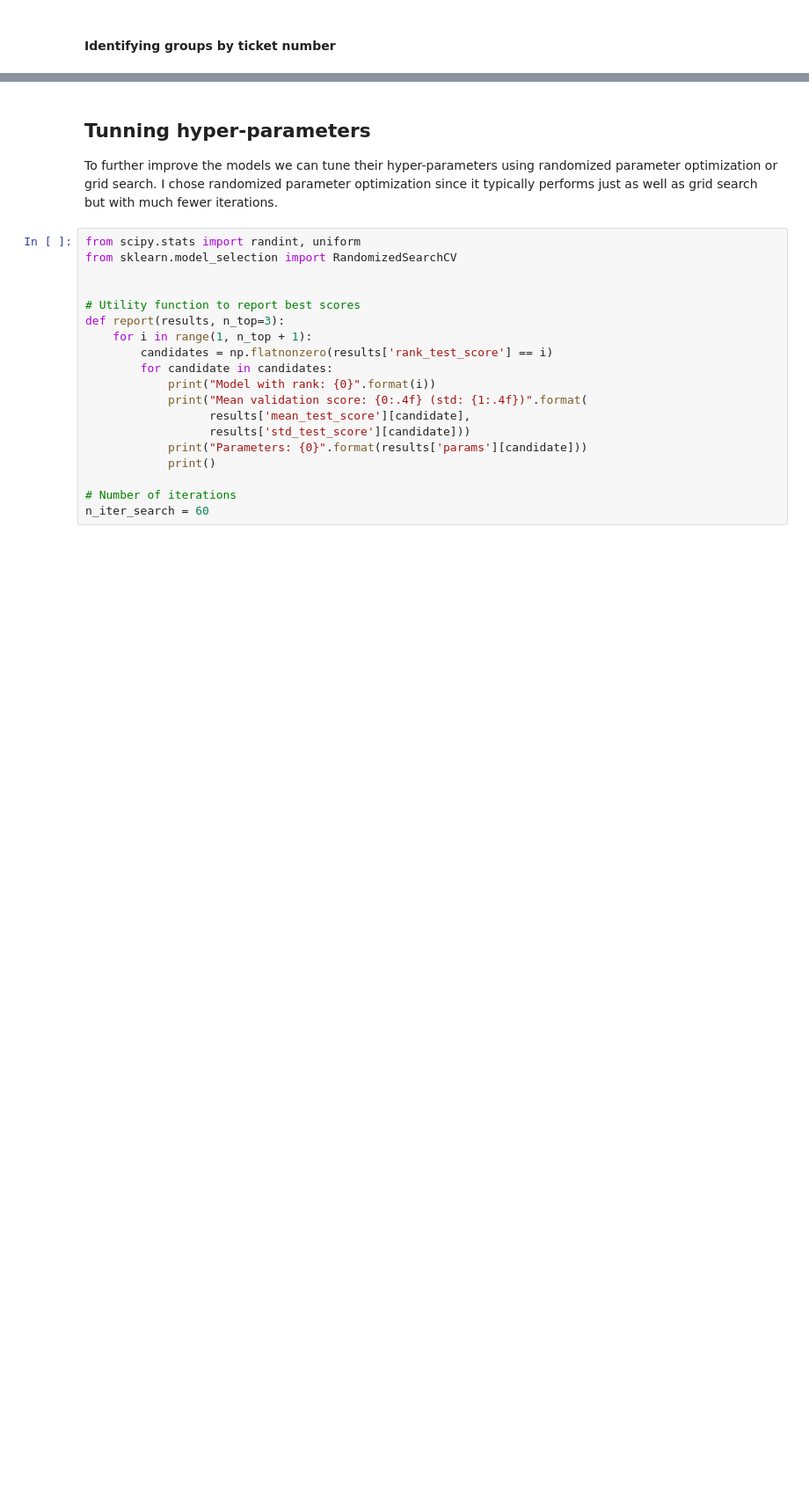
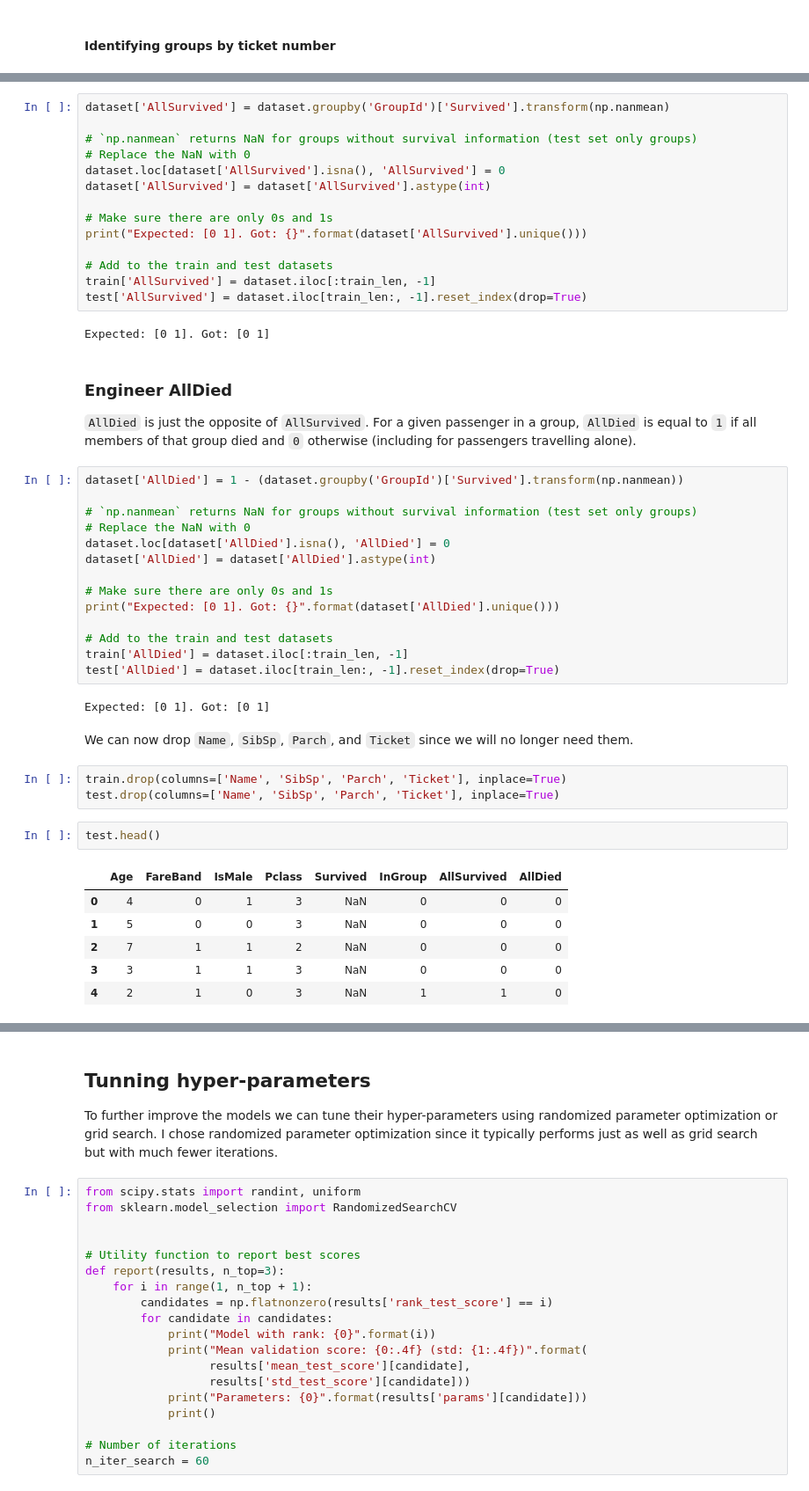
Before and after one commit to davidtvs/kaggle-titanic, a Jupyter notebook: surviving-the-titanic.ipynb, the cells around one changed output, grey strips where cells are left out. Shown: that part at 88% size. Drawn from its saved outputs; the diff is of its cells as text; blank space fills up the shorter version.

```diff
--- a/surviving-the-titanic.ipynb
+++ b/surviving-the-titanic.ipynb
@@ -462,0 +484,50 @@ dataset.tail()
+# %%
+dataset['AllSurvived'] = dataset.groupby('GroupId')['Survived'].transform(np.nanmean)
+
+# `np.nanmean` returns NaN for groups without survival information (test set only groups)
+# Replace the NaN with 0
+dataset.loc[dataset['AllSurvived'].isna(), 'AllSurvived'] = 0
+dataset['AllSurvived'] = dataset['AllSurvived'].astype(int)
+
+# Make sure there are only 0s and 1s
+print("Expected: [0 1]. Got: {}".format(dataset['AllSurvived'].unique()))
+
+# Add to the train and test datasets
+train['AllSurvived'] = dataset.iloc[:train_len, -1]
+test['AllSurvived'] = dataset.iloc[train_len:, -1].reset_index(drop=True)
+# %% [output]
+Expected: [0 1]. Got: [0 1]
+# %% [markdown]
+### Engineer AllDied
+
+`AllDied` is just the opposite of `AllSurvived`. For a given passenger in a group, `AllDied` is equal to `1` if all members of that group died and `0` otherwise (including for passengers travelling alone).
+# %%
+dataset['AllDied'] = 1 - (dataset.groupby('GroupId')['Survived'].transform(np.nanmean))
+
+# `np.nanmean` returns NaN for groups without survival information (test set only groups)
+# Replace the NaN with 0
+dataset.loc[dataset['AllDied'].isna(), 'AllDied'] = 0
+dataset['AllDied'] = dataset['AllDied'].astype(int)
+
+# Make sure there are only 0s and 1s
+print("Expected: [0 1]. Got: {}".format(dataset['AllDied'].unique()))
+
+# Add to the train and test datasets
+train['AllDied'] = dataset.iloc[:train_len, -1]
+test['AllDied'] = dataset.iloc[train_len:, -1].reset_index(drop=True)
+# %% [output]
+Expected: [0 1]. Got: [0 1]
+# %% [markdown]
+We can now drop `Name`, `SibSp`, `Parch`, and `Ticket` since we will no longer need them.
+# %%
+train.drop(columns=['Name', 'SibSp', 'Parch', 'Ticket'], inplace=True)
+test.drop(columns=['Name', 'SibSp', 'Parch', 'Ticket'], inplace=True)
+# %%
+test.head()
+# %% [output]
+|  | Age | FareBand | IsMale | Pclass | Survived | InGroup | AllSurvived | AllDied |
+| 0 | 4 | 0 | 1 | 3 | NaN | 0 | 0 | 0 |
+| 1 | 5 | 0 | 0 | 3 | NaN | 0 | 0 | 0 |
+| 2 | 7 | 1 | 1 | 2 | NaN | 0 | 0 | 0 |
+| 3 | 3 | 1 | 1 | 3 | NaN | 0 | 0 | 0 |
+| 4 | 2 | 1 | 0 | 3 | NaN | 1 | 1 | 0 |
```
Also changed, not shown: parts of 21 cells of this notebook.
